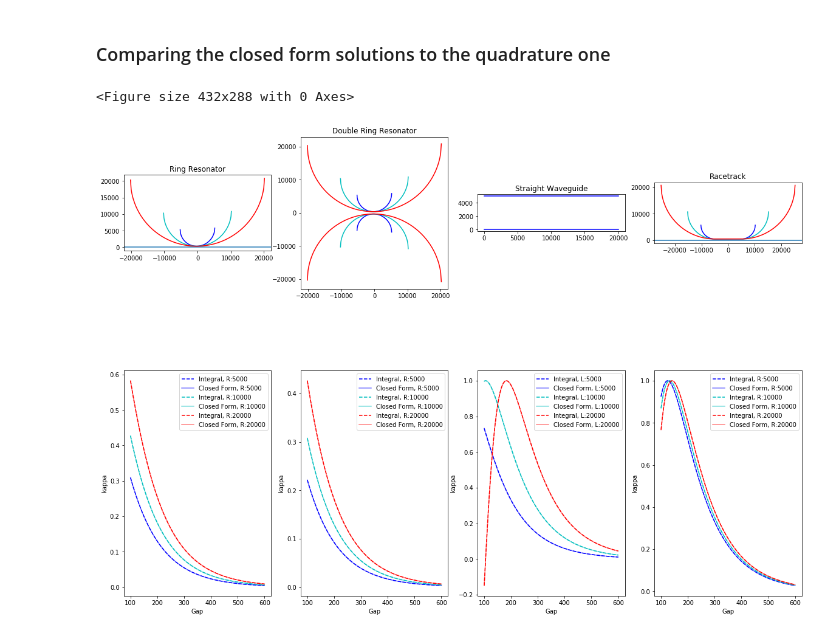
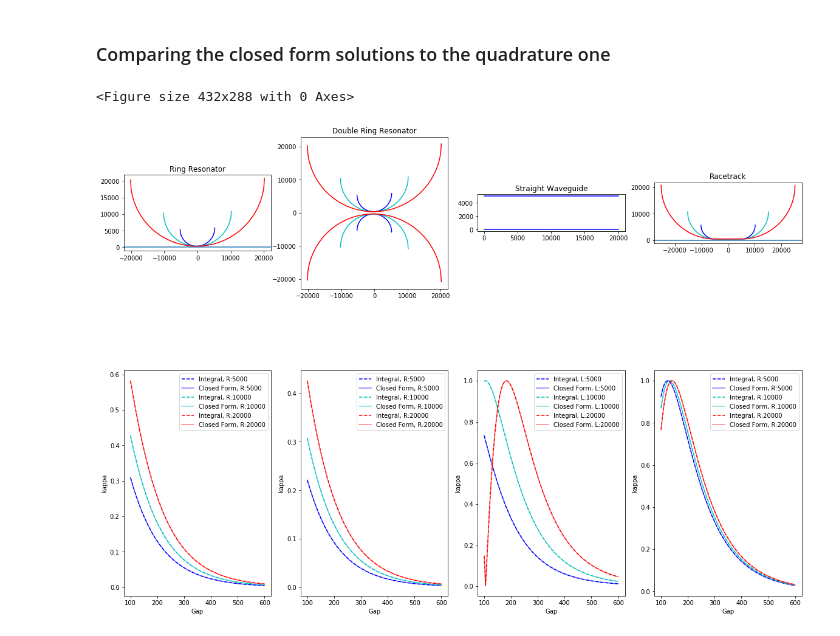
Before and after one commit to BYUCamachoLab/SiPANN, a Jupyter notebook: examples/directionalCoupler.ipynb, the cells around one changed output. Saved outputs shown, nothing was run; the diff lists cells and outputs as text; code cells hidden in the pictures.

```diff
--- a/examples/directionalCoupler.ipynb
+++ b/examples/directionalCoupler.ipynb
@@ -45,7 +45,7 @@ colors = ['b','c','r']
 plt.figure(figsize=(15,10))
 for i in range(3):
     plt.plot(dom, cross_coup.rr_450_220(wave, w, t, r[i], dom),colors[i],label="Theirs, R:"+str(r[i]))
-    plt.plot(dom, cross_coup.rr(wave, w, t, r[i], dom),colors[i]+'--',label="Ours, R:"+str(r[i]))
+    plt.plot(dom, np.abs(cross_coup.rr(wave, w, t, r[i], dom)),colors[i]+'--',label="Ours, R:"+str(r[i]))
 
 plt.legend(loc='upper right')
 plt.axvline(50)
@@ -76,7 +76,7 @@ theirs = []
 ours = []
 for i in range(3):
     theirs.append(cross_coup.rr_450_220(wave, w, t, r[i], dom))
-    ours.append(cross_coup.rr(wave, w, t, r[i], dom))
+    ours.append(np.abs(cross_coup.rr(wave, w, t, r[i], dom)))
 for i in range(3):
     print("For radius {} \t re: {}".format(r[i], np.mean(np.abs((theirs[i] - ours[i])/theirs[i]))))
 # %% [output]
@@ -134,8 +134,8 @@ for i in range(3):
     g = lambda z: gap + r[i] + w/2 - np.sqrt((r[i] + w/2)**2 - z**2)
     zmin = -(r[i]+w/2)
     zmax = (r[i]+w/2)
-    plt.plot(gap, cross_coup.any_gap(wave, w, t, g, zmin, zmax),colors[i]+'--',label="Integral, R:"+str(r[i]))
-    plt.plot(gap, cross_coup.rr(wave, w, t, r[i], gap),colors[i],alpha=0.5,label="Closed Form, R:"+str(r[i]))
+    plt.plot(gap, np.abs(cross_coup.any_gap(wave, w, t, g, zmin, zmax)),colors[i]+'--',label="Integral, R:"+str(r[i]))
+    plt.plot(gap, np.abs(cross_coup.rr(wave, w, t, r[i], gap)),colors[i],alpha=0.5,label="Closed Form, R:"+str(r[i]))
 
 plt.legend(loc='upper right')
 plt.xlabel('Gap')
@@ -162,8 +162,8 @@ for i in range(3):
     g = lambda z: 2*(gap/2 + r[i] + w/2 - np.sqrt((r[i] + w/2)**2 - z**2))
     zmin = -(r[i]+w/2)
     zmax = (r[i]+w/2)
-    plt.plot(gap, cross_coup.any_gap(wave, w, t, g, zmin, zmax),colors[i]+'--',label="Integral, R:"+str(r[i]))
-    plt.plot(gap, cross_coup.double_rr(wave, w, t, r[i], gap),colors[i],alpha=0.5,label="Closed Form, R:"+str(r[i]))
+    plt.plot(gap, np.abs(cross_coup.any_gap(wave, w, t, g, zmin, zmax)),colors[i]+'--',label="Integral, R:"+str(r[i]))
+    plt.plot(gap, np.abs(cross_coup.double_rr(wave, w, t, r[i], gap)),colors[i],alpha=0.5,label="Closed Form, R:"+str(r[i]))
 
 plt.legend(loc='upper right')
 plt.xlabel('Gap')
@@ -187,8 +187,8 @@ for i in range(3):
     g = lambda z: gap
     zmin = 0
     zmax = l[i]
-    plt.plot(gap, cross_coup.any_gap(wave, w, t, g, zmin, zmax),colors[i]+'--',label="Integral, L:"+str(r[i]))
-    plt.plot(gap, cross_coup.straight(wave, w, t, l[i], gap),colors[i],alpha=0.5,label="Closed Form, L:"+str(r[i]))
+    plt.plot(gap, np.abs(cross_coup.any_gap(wave, w, t, g, zmin, zmax)),colors[i]+'--',label="Integral, L:"+str(r[i]))
+    plt.plot(gap, np.abs(cross_coup.straight(wave, w, t, l[i], gap)),colors[i],alpha=0.5,label="Closed Form, L:"+str(r[i]))
 
 plt.legend(loc='upper right')
 plt.xlabel('Gap')
@@ -206,33 +206,33 @@ plt.axhline(0)
 for i in range(3):
     zmin = -(r[i]+w/2)-l/2
     zmax = (r[i]+w/2)+l/2
     z = np.linspace(zmin, zmax, n)
     def g(z):
         if np.abs(z) < l/2:
             return 500
         else:
             return 500 + r[i] + w/2 - np.sqrt((r[i] + w/2)**2 - (np.abs(z)-l/2)**2)
     g = np.vectorize(g)
     plt.plot(z, g(z), colors[i])
 
 plt.subplot(2,4,8)
 for i in range(3):
     def g(z):
         if np.abs(z) < l/2:
             return gap
         else:
             return gap + r[i] + w/2 - np.sqrt((r[i] + w/2)**2 - (np.abs(z)-l/2)**2)
     g = np.vectorize(g)
     zmin = -(r[i]+w/2)-l/2
     zmax = (r[i]+w/2)+l/2
-    plt.plot(gap, cross_coup.any_gap(wave, w, t, g, zmin, zmax),colors[i]+'--',label="Integral, R:"+str(r[i]))
-    plt.plot(gap, cross_coup.racetrack(wave, w, t, r[i], gap, l),colors[i],alpha=0.5,label="Closed Form, R:"+str(r[i]))
+    plt.plot(gap, np.abs(cross_coup.any_gap(wave, w, t, g, zmin, zmax)),colors[i]+'--',label="Integral, R:"+str(r[i]))
+    plt.plot(gap, np.abs(cross_coup.racetrack(wave, w, t, r[i], gap, l)),colors[i],alpha=0.5,label="Closed Form, R:"+str(r[i]))
 
 plt.legend(loc='upper right')
 plt.xlabel('Gap')
 plt.ylabel('kappa')
 plt.savefig('TestFunctions.png')
 plt.show()
 # %% [output]
 <Figure size 432x288 with 0 Axes>
-[figure, old version]
+[figure, new version]
```
Also changed, not shown: parts of 3 cells of this notebook, 2 other files.
